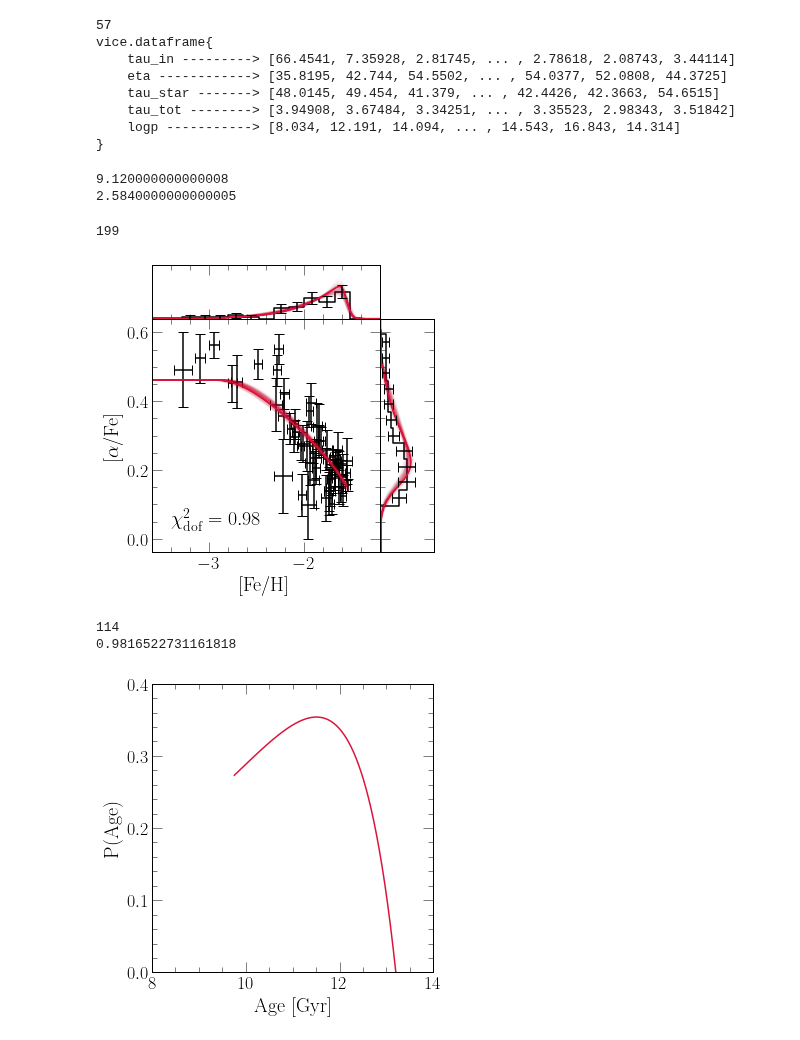
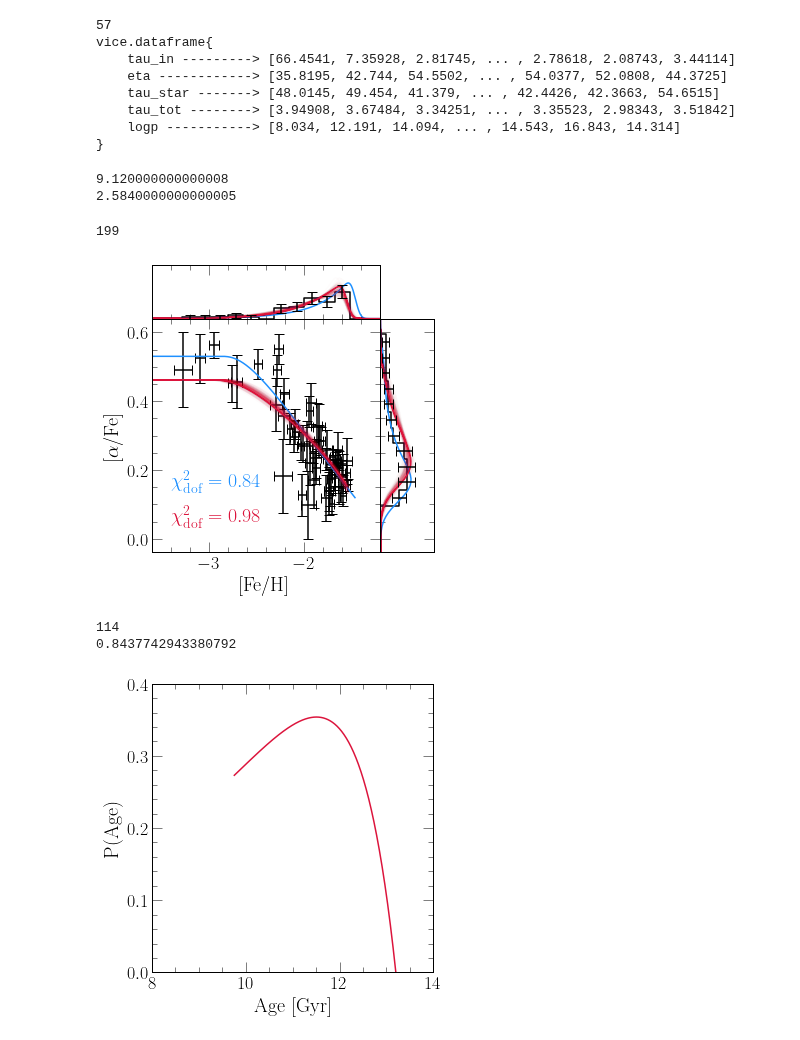
Before and after one commit to giganano/h3halo, a Jupyter notebook: notebooks/wukong.ipynb, the cells around one changed output. Drawn from its saved outputs; the diff is of its cells as text; code cells hidden in the pictures.

```diff
--- a/notebooks/wukong.ipynb
+++ b/notebooks/wukong.ipynb
@@ -138,6 +138,26 @@ right.step(afe_dist, afe_bins[:-1], where = "pre", c = named_colors()["black"])
 xvals = [(a + b) / 2 for a, b in zip(afe_bins[1:], afe_bins[:-1])]
 right.errorbar(afe_dist, xvals, xerr = errors, c = named_colors()["black"], linestyle = "None", zorder = 100)
 
+duration = 1.78
+with vice.singlezone(name = "wukong_withyields") as sz:
+    sz.elements = ["fe", "o"]
+    sz.func = exponential(prefactor = 1000)
+    sz.func.timescale = 74.98
+    sz.mode = "ifr"
+    sz.Mg0 = 0
+    sz.eta = 14.01
+    sz.tau_star = 29.78
+    sz.dt = duration / 1000
+    sz.bins = np.linspace(-5, 1, 601)
+    vice.yields.ccsne.settings['o'] = 0.01
+    vice.yields.sneia.settings['o'] = 0
+    vice.yields.ccsne.settings['fe'] = 6.65e-4
+    vice.yields.sneia.settings['fe'] = 3.26e-3
+    yieldsout = sz.run(np.linspace(0, duration, 1001), overwrite = True, capture = True)
+
+ax.text(-3.4, 0.15, r"$\chi_\text{dof}^2 = 0.84$", fontsize = 20, c = named_colors()["dodgerblue"])
+ax.plot(yieldsout.history["[fe/h]"], yieldsout.history["[o/fe]"], c = named_colors()["dodgerblue"])
+
 duration = 3.44
 with vice.singlezone(name = "wukong") as sz:
     sz.elements = ["fe", "o"]
@@ -156,11 +176,19 @@ with vice.singlezone(name = "wukong") as sz:
     vice.yields.sneia.settings['fe'] = 1.23e-3
     bfout = sz.run(np.linspace(0, duration, 1001), overwrite = True, capture = True)
 
-ax.text(-3.4, 0.04, r"$\chi_\text{dof}^2 = 0.98$", fontsize = 20)
+ax.text(-3.4, 0.05, r"$\chi_\text{dof}^2 = 0.98$", fontsize = 20, c = named_colors()["crimson"])
 ax.plot(bfout.history["[fe/h]"], bfout.history["[o/fe]"], c = named_colors()["crimson"])
 
 med_feh_err = np.median(data["[fe/h]_err"])
 med_ofe_err = np.median(data["[o/fe]_err"])
+
+bins = yieldsout.mdf["bin_edge_left"] + [yieldsout.mdf["bin_edge_right"][-1]]
+xvals = [(a + b) / 2 for a, b in zip(bins[:-1], bins[1:])]
+feh_dist = convolve(yieldsout.mdf["dn/d[fe/h]"], bins, med_feh_err)
+ofe_dist = convolve(yieldsout.mdf["dn/d[o/fe]"], bins, med_ofe_err)
+top.plot(xvals, feh_dist, c = named_colors()["dodgerblue"])
+right.plot(ofe_dist, xvals, c = named_colors()["dodgerblue"])
+
 bins = bfout.mdf["bin_edge_left"] + [bfout.mdf["bin_edge_right"][-1]]
 xvals = [(a + b) / 2 for a, b in zip(bins[:-1], bins[1:])]
 feh_dist = convolve(bfout.mdf["dn/d[fe/h]"], bins, med_feh_err)
@@ -200,34 +228,34 @@ with vice.singlezone() as sz:
         ofe_dist = convolve(out.mdf["dn/d[o/fe]"], bins, med_ofe_err)
 
         top.plot(xvals, feh_dist, alpha = 0.01, **kwargs)
         right.plot(ofe_dist, xvals, alpha = 0.01, **kwargs)
         sys.stdout.write("\r%d" % (i))
     sys.stdout.write("\n")
 
 plt.tight_layout()
 plt.subplots_adjust(right = 0.8, top = 0.8)
 top.set_position([
     ax.get_position().x0,
     ax.get_position().y1,
     ax.get_position().x1 - ax.get_position().x0,
     0.15
 ])
 right.set_position([
     ax.get_position().x1,
     ax.get_position().y0,
     0.15,
     ax.get_position().y1 - ax.get_position().y0
 ])
 for ext in ["pdf", "jpeg"]:
     kwargs = {}
     if ext == "jpeg": kwargs["dpi"] = 200
     plt.savefig("../paper/wukong_bestfit.%s" % (ext), **kwargs)
 plt.show()
 # %% [output]
 9.120000000000008
 2.5840000000000005
 199
-[figure, old version]
+[figure, new version]
 # %%
 cosmological_age = 13.2
 quantities = list(filter(lambda _: not _.endswith("_err"), data.keys()))
@@ -236,16 +264,19 @@ quantities = list(filter(lambda _: not _.endswith("_err"), data.keys()))
 # sub["age_err"] = [0.1 if not m.isnan(_) else float("nan") for _ in sub["age"]]
 sample = np.array([data[key] for key in quantities]).T
 errors = np.array([data["%s_err" % (key)] for key in quantities]).T
-model = len(bfout.history["time"]) * [None]
+# model = len(bfout.history["time"]) * [None]
+model = len(yieldsout.history["time"]) * [None]
 for i in range(len(model)):
     model[i] = len(quantities) * [0.]
     for j in range(len(quantities)):
 #         if quantities[j] == "age":
 #             model[i][j] = m.log10(bfout.history["lookback"][i] + cosmological_age - bf_duration)
 #         else:
-        model[i][j] = bfout.history[quantities[j]][i]
+#         model[i][j] = bfout.history[quantities[j]][i]
+        model[i][j] = yieldsout.history[quantities[j]][i]
 model = model[1:] # chop off the -inf [Fe/H] predicted at t = 0
-weights = bfout.history["sfr"][1:]
+# weights = bfout.history["sfr"][1:]
+weights = yieldsout.history["sfr"][1:]
 N = 0
 for i in range(len(sample)):
     for j in range(len(sample[i])):
@@ -255,7 +286,7 @@ chisq = chisquared(sample, errors, model, weights)
 print(chisq / (N - 6))
 # %% [output]
 114
-0.9816522731161818
+0.8437742943380792
 # %%
 fig = plt.figure()
 ax = fig.add_subplot(111)
```
Also changed, not shown: 21 other files.
